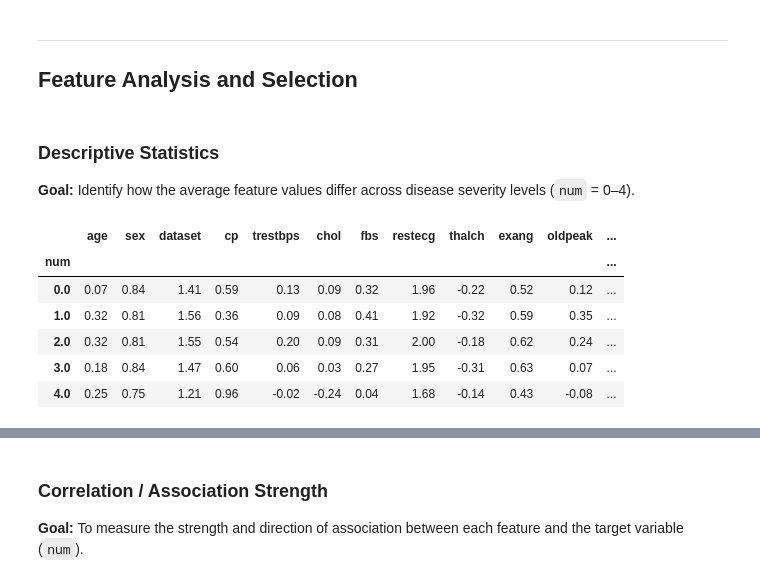
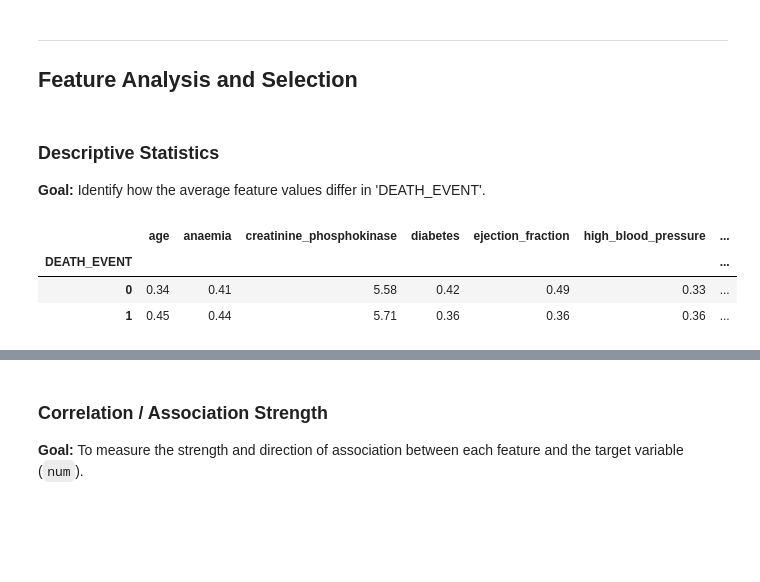
Before and after one commit to zuzannapajak/cardio-risk-prediction, a Jupyter notebook: notebooks/feature-analysis.ipynb, the cells around one changed output, grey strips where cells are left out. Saved outputs shown, nothing was run; the diff lists cells and outputs as text; code cells hidden in the pictures; blank space fills up the shorter version.

```diff
--- a/notebooks/feature-analysis.ipynb
+++ b/notebooks/feature-analysis.ipynb
@@ -36,12 +25,6 @@ from scripts.dimred.pipeline import build_dimred_preprocessing_pipeline
 
 SEED = 42
 # %%
-df_clean = pd.read_csv('../data/df_clean.csv')
-numerical_columns = df_clean.select_dtypes(include=np.number).columns.to_list()
-categorical_columns = df_clean.select_dtypes(exclude=np.number).columns.to_list()
-
-df_prep_ml = pd.read_csv('../data/df_preprocessed.csv')
-dimred_prep = build_dimred_preprocessing_pipeline()
-df_prep = dimred_prep.fit_transform(df_clean)
-df_prep.head()
+df = pd.read_csv('../data/df_prep_bal.csv')
+df.head()
 # %% [output]
@@ -54,12 +37,6 @@ df_prep.head()
 # %%
-TARGET_COL = 'num'
-X_prep = df_prep.drop(columns=["num"])
-y_prep = df_prep["num"]
+df_copy = df.copy()
+TARGET_COL = 'DEATH_EVENT'
+
+X = df_copy.drop(columns=[TARGET_COL])
+y = df_copy[TARGET_COL]
-# %%
-# SMOTEENN instance and apply
-smote_enn = SMOTEENN(random_state=SEED)
-X, y = smote_enn.fit_resample(X_prep, y_prep)
-
-df = pd.DataFrame(X, columns=X.columns)
-df[TARGET_COL] = y_prep
-df.head()
@@ -76,16 +46,13 @@ df.head()
 # %% [markdown]
 ### Descriptive Statistics
 
-**Goal:** Identify how the average feature values differ across disease severity levels (`num` = 0–4).
+**Goal:** Identify how the average feature values differ in 'DEATH_EVENT'.
 # %%
 # group by target and compute mean and std
 summary = df.groupby(TARGET_COL).mean().round(2)
-display(summary)
+summary
 # %% [output]
-|  | age | sex | dataset | cp | trestbps | chol | fbs | restecg | thalch | exang | oldpeak | ... |
-| num |  |  |  |  |  |  |  |  |  |  |  | ... |
-| 0.0 | 0.07 | 0.84 | 1.41 | 0.59 | 0.13 | 0.09 | 0.32 | 1.96 | -0.22 | 0.52 | 0.12 | ... |
-| 1.0 | 0.32 | 0.81 | 1.56 | 0.36 | 0.09 | 0.08 | 0.41 | 1.92 | -0.32 | 0.59 | 0.35 | ... |
-| 2.0 | 0.32 | 0.81 | 1.55 | 0.54 | 0.20 | 0.09 | 0.31 | 2.00 | -0.18 | 0.62 | 0.24 | ... |
-| 3.0 | 0.18 | 0.84 | 1.47 | 0.60 | 0.06 | 0.03 | 0.27 | 1.95 | -0.31 | 0.63 | 0.07 | ... |
-| 4.0 | 0.25 | 0.75 | 1.21 | 0.96 | -0.02 | -0.24 | 0.04 | 1.68 | -0.14 | 0.43 | -0.08 | ... |
+|  | age | anaemia | creatinine_phosphokinase | diabetes | ejection_fraction | high_blood_pressure | ... |
+| DEATH_EVENT |  |  |  |  |  |  | ... |
+| 0 | 0.34 | 0.41 | 5.58 | 0.42 | 0.49 | 0.33 | ... |
+| 1 | 0.45 | 0.44 | 5.71 | 0.36 | 0.36 | 0.36 | ... |
```
Also changed, not shown: parts of 29 cells of this notebook, 12 other files.
